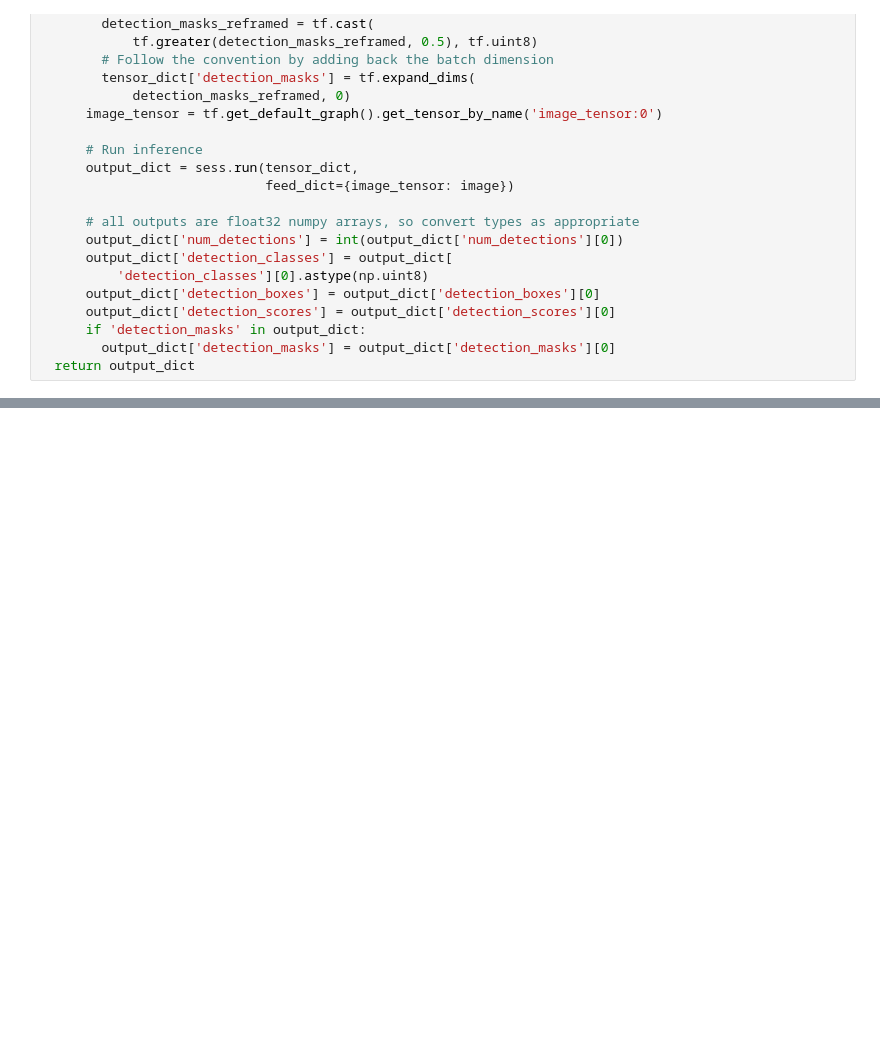
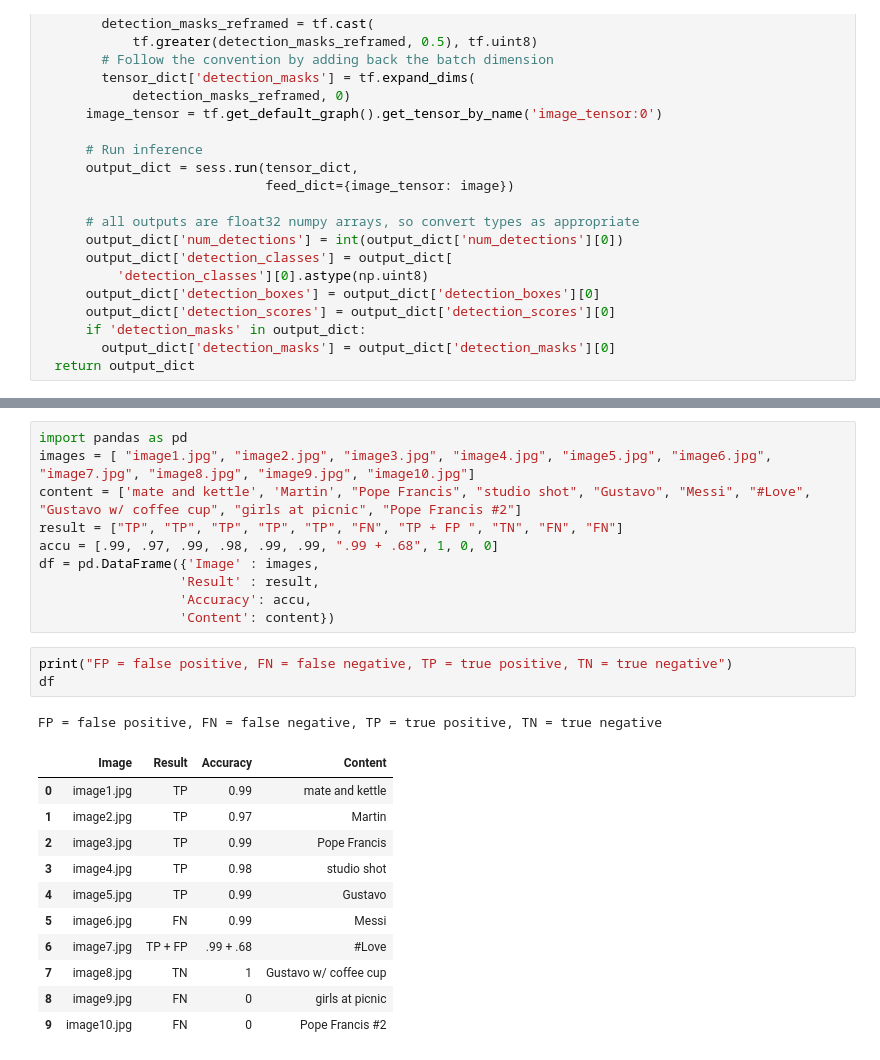
Before and after one commit to bubjanes/Mate_Graph, a Jupyter notebook: mate_detection.ipynb, the cells around one changed output, grey strips where cells are left out. Cells and saved outputs as stored; diff of their text form; blank space fills up the shorter version.

```diff
--- a/mate_detection.ipynb
+++ b/mate_detection.ipynb
@@ -170,0 +167,26 @@ for image_path in TEST_IMAGE_PATHS:
+# %%
+import pandas as pd
+images = [ "image1.jpg", "image2.jpg", "image3.jpg", "image4.jpg", "image5.jpg", "image6.jpg", "image7.jpg", "image8.jpg", "image9.jpg", "image10.jpg"]
+content = ['mate and kettle', 'Martin', "Pope Francis", "studio shot", "Gustavo", "Messi", "#Love", "Gustavo w/ coffee cup", "girls at picnic", "Pope Francis #2"]
+result = ["TP", "TP", "TP", "TP", "TP", "FN", "TP + FP ", "TN", "FN", "FN"]
+accu = [.99, .97, .99, .98, .99, .99, ".99 + .68", 1, 0, 0]
+df = pd.DataFrame({'Image' : images,
+                  'Result' : result,
+                  'Accuracy': accu,
+                  'Content': content})
+# %%
+print("FP = false positive, FN = false negative, TP = true positive, TN = true negative")
+df
+# %% [output]
+FP = false positive, FN = false negative, TP = true positive, TN = true negative
+|  | Image | Result | Accuracy | Content |
+| 0 | image1.jpg | TP | 0.99 | mate and kettle |
+| 1 | image2.jpg | TP | 0.97 | Martin |
+| 2 | image3.jpg | TP | 0.99 | Pope Francis |
+| 3 | image4.jpg | TP | 0.98 | studio shot |
+| 4 | image5.jpg | TP | 0.99 | Gustavo |
+| 5 | image6.jpg | FN | 0.99 | Messi |
+| 6 | image7.jpg | TP + FP | .99 + .68 | #Love |
+| 7 | image8.jpg | TN | 1 | Gustavo w/ coffee cup |
+| 8 | image9.jpg | FN | 0 | girls at picnic |
+| 9 | image10.jpg | FN | 0 | Pope Francis #2 |
```
Also changed, not shown: parts of 12 cells of this notebook.
